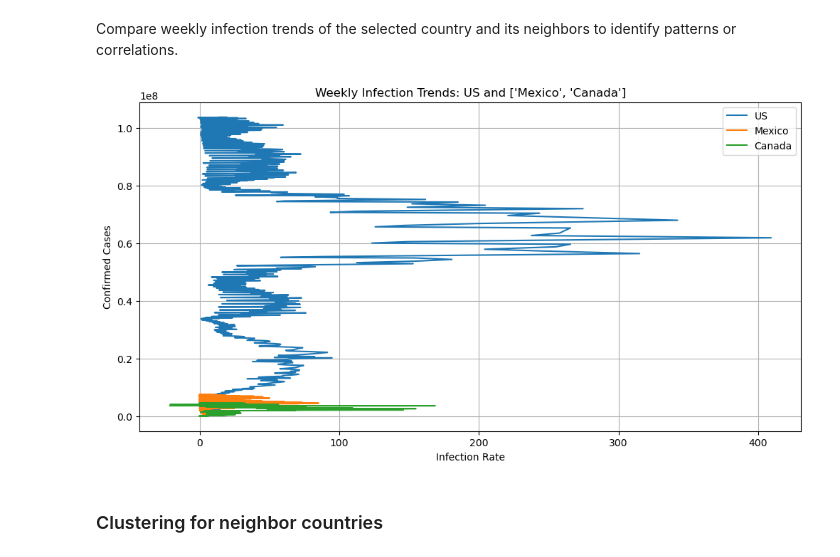
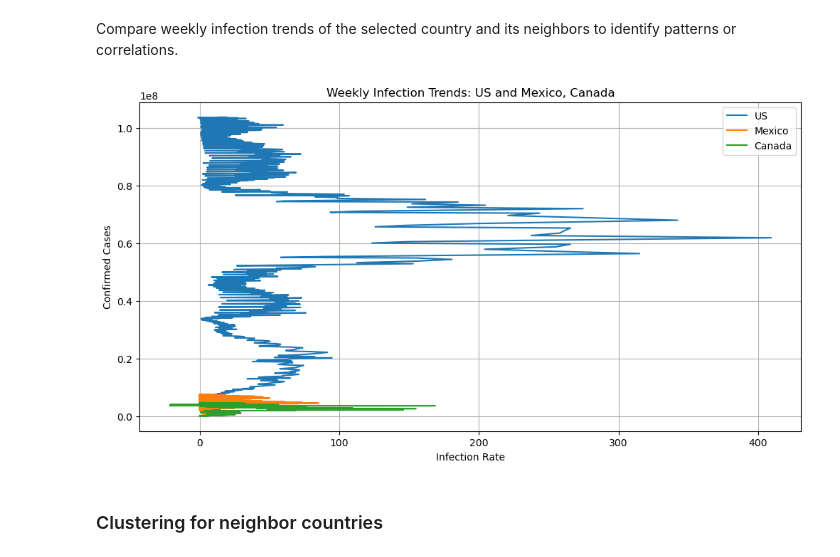
Before and after one commit to CluongUni/torrens-bda601, a Jupyter notebook: Assessment 03/A00117495_BDA601_Assessment3.ipynb, the cells around one changed output. Saved outputs shown, nothing was run; the diff lists cells and outputs as text; code cells hidden in the pictures.

```diff
--- a/Assessment 03/A00117495_BDA601_Assessment3.ipynb
+++ b/Assessment 03/A00117495_BDA601_Assessment3.ipynb
@@ -374,27 +374,27 @@ Compare weekly infection trends of the selected country and its neighbors to ide
 # %%
 # Extract weekly infection data for the selected country
 selected_country_data = df_grouped[df_grouped['Country/Region'] == selected_country]
 
 # Extract weekly infection data for neighboring countries
 neighbors_weekly_data = df_grouped[df_grouped['Country/Region'].isin(neighboring_countries)]
 
 # Merge weekly infection data for all countries
 merged_data = pd.concat([selected_country_data, neighbors_weekly_data])
 
 # Plot weekly infection trends
 plt.figure(figsize=(12, 6))
 for country in [selected_country] + neighboring_countries:
     country_data = merged_data[merged_data['Country/Region'] == country]
     plt.plot(country_data['Infection Rate'], country_data['Confirmed Cases'], label=country)
 
-plt.title(f'Weekly Infection Trends: {selected_country} and {neighboring_countries}')
+plt.title(f"Weekly Infection Trends: {selected_country} and {', '.join(neighboring_countries)}")
 plt.xlabel('Infection Rate')
 plt.ylabel('Confirmed Cases')
 plt.legend()
 plt.grid(True)
 plt.show()
 # %% [output]
-[figure, old version]
+[figure, new version]
 # %% [markdown]
 ### Clustering for neighbor countries
 # %%
```
